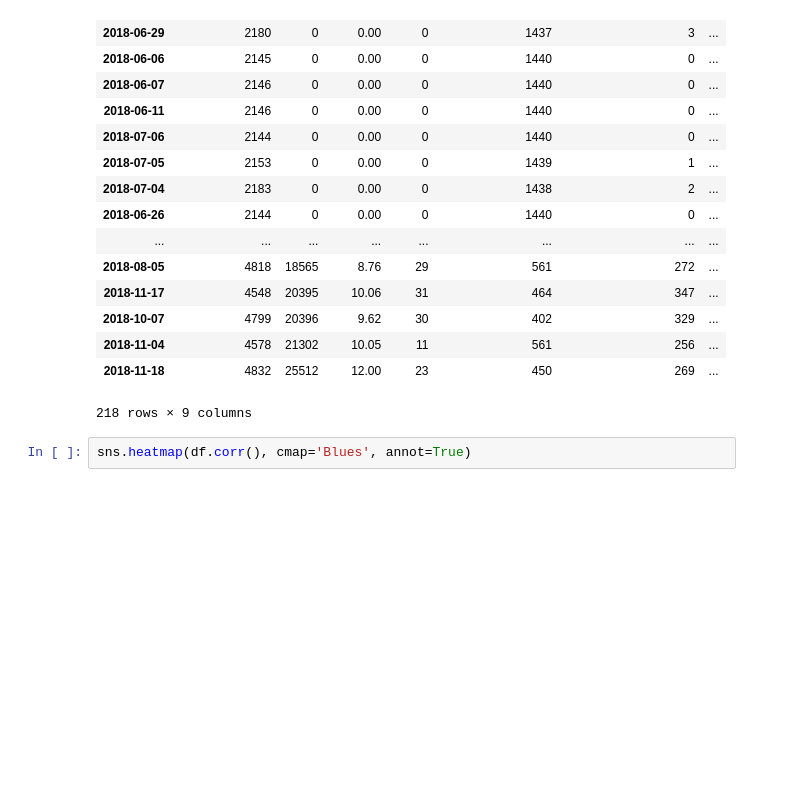
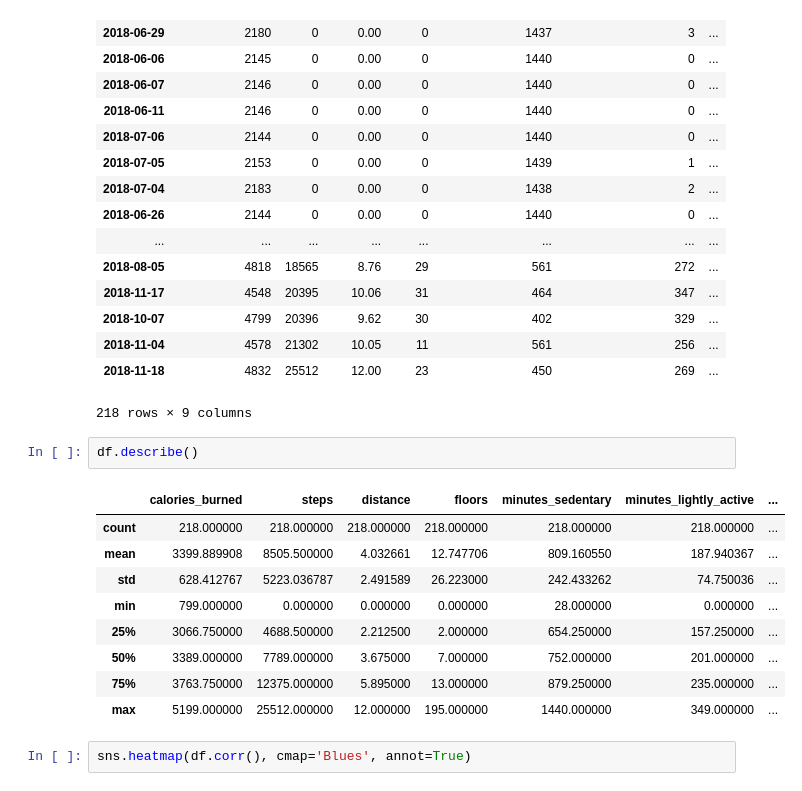
Before and after one commit to time-series-project-ncj/time_series_proj, a Jupyter notebook: time-series-project-ncj.ipynb, the cells around one changed output. Cells and saved outputs as stored; diff of their text form; blank space fills up the shorter version.

```diff
--- a/time-series-project-ncj.ipynb
+++ b/time-series-project-ncj.ipynb
@@ -64,6 +60,18 @@ df.sort_values('steps',ascending=True)
 | 2018-11-04 | 4578 | 21302 | 10.05 | 11 | 561 | 256 | ... |
 | 2018-11-18 | 4832 | 25512 | 12.00 | 23 | 450 | 269 | ... |
 218 rows × 9 columns
+# %%
+df.describe()
+# %% [output]
+|  | calories_burned | steps | distance | floors | minutes_sedentary | minutes_lightly_active | ... |
+| count | 218.000000 | 218.000000 | 218.000000 | 218.000000 | 218.000000 | 218.000000 | ... |
+| mean | 3399.889908 | 8505.500000 | 4.032661 | 12.747706 | 809.160550 | 187.940367 | ... |
+| std | 628.412767 | 5223.036787 | 2.491589 | 26.223000 | 242.433262 | 74.750036 | ... |
+| min | 799.000000 | 0.000000 | 0.000000 | 0.000000 | 28.000000 | 0.000000 | ... |
+| 25% | 3066.750000 | 4688.500000 | 2.212500 | 2.000000 | 654.250000 | 157.250000 | ... |
+| 50% | 3389.000000 | 7789.000000 | 3.675000 | 7.000000 | 752.000000 | 201.000000 | ... |
+| 75% | 3763.750000 | 12375.000000 | 5.895000 | 13.000000 | 879.250000 | 235.000000 | ... |
+| max | 5199.000000 | 25512.000000 | 12.000000 | 195.000000 | 1440.000000 | 349.000000 | ... |
 # %%
 sns.heatmap(df.corr(), cmap='Blues', annot=True)
 # %% [output]
```
Also changed, not shown: parts of 13 cells of this notebook.
